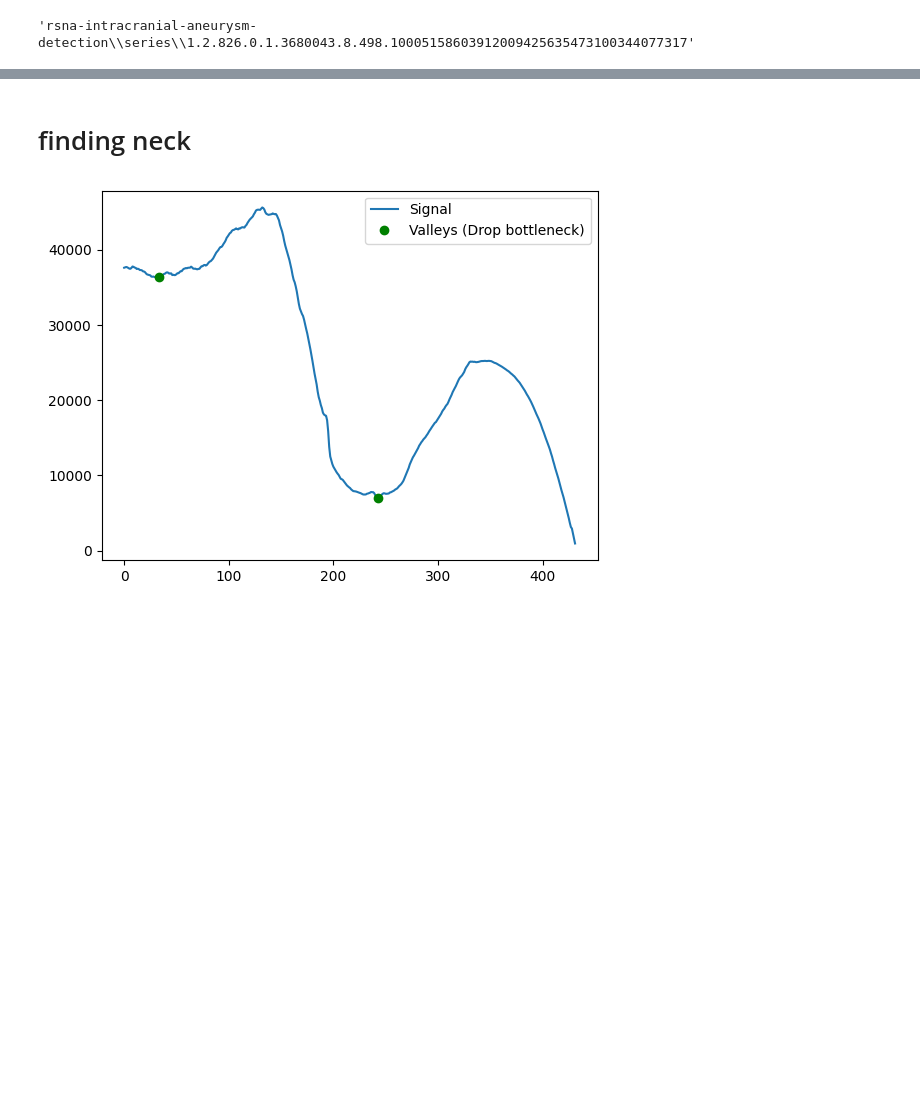
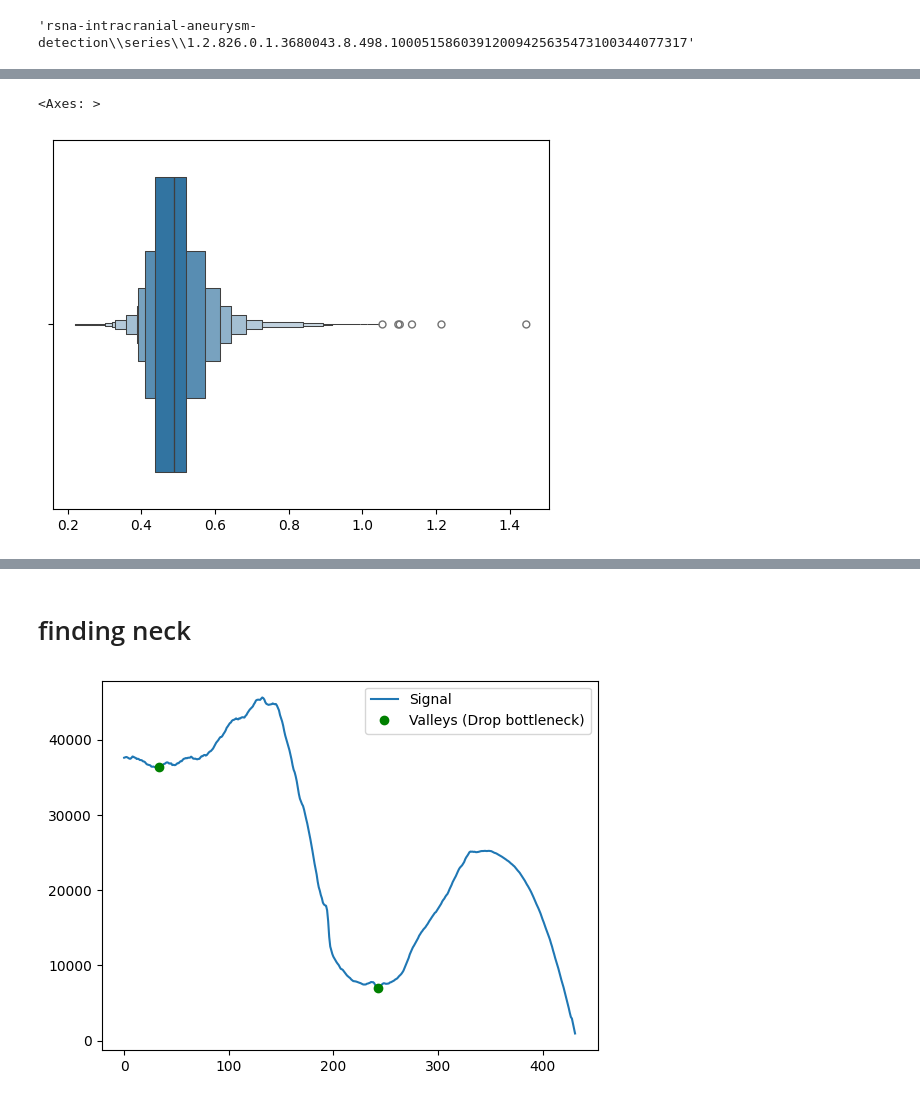
Before and after one commit to BhaveshSolanki32/Aneurysm_detection, a Jupyter notebook: test.ipynb, the cells around one changed output, grey strips where cells are left out. Saved outputs shown, nothing was run; the diff lists cells and outputs as text; code cells hidden in the pictures; blank space fills up the shorter version.

```diff
--- a/test.ipynb
+++ b/test.ipynb
@@ -829,0 +886,5 @@ interactive(children=(IntSlider(value=94, description='slice_index', max=188), O
+# %%
+sns.boxenplot(x=values)
+# %% [output]
+<Axes: >
+[figure, added]
```
Also changed, not shown: parts of 37 cells of this notebook, 5 other files.
